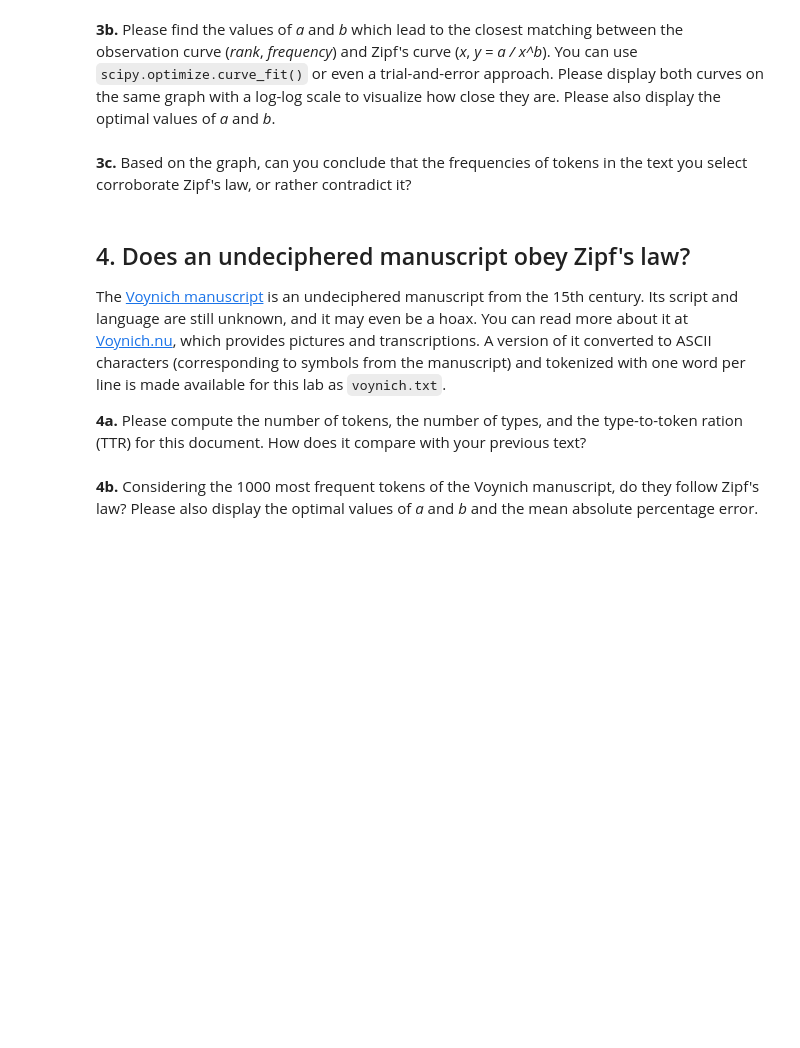
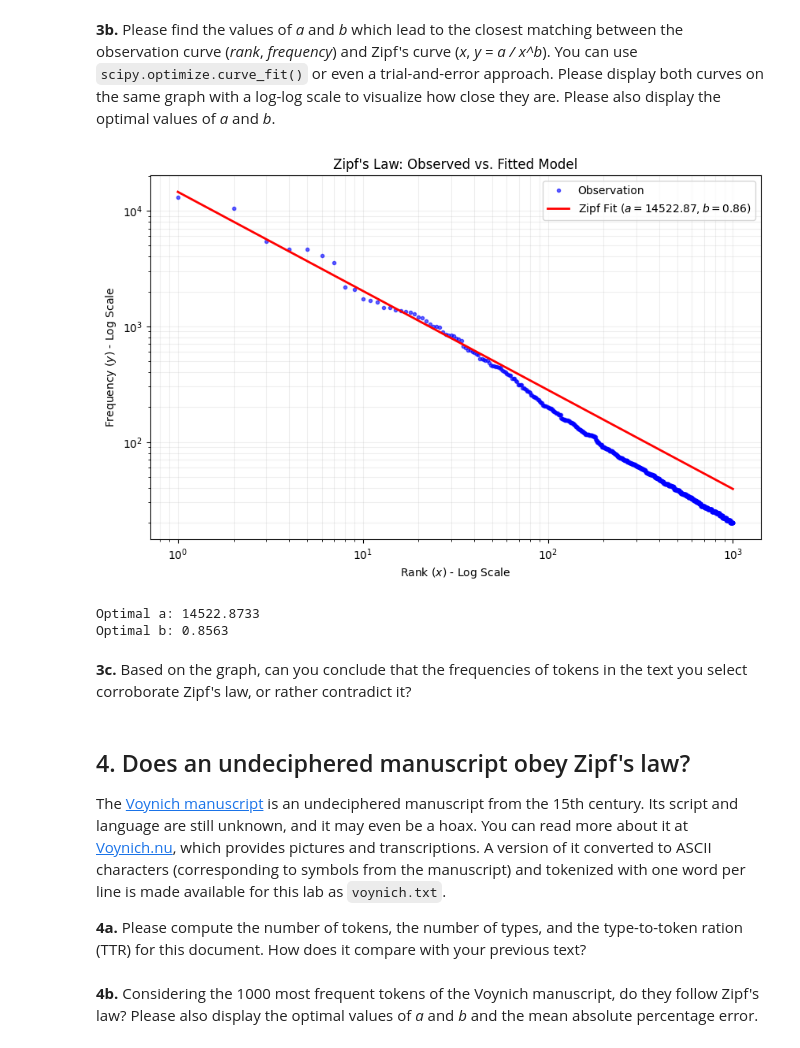
Before and after one commit to pdsalus/AdvNLP_projects, a Jupyter notebook: Lab_1/MSE_AdvNLP_Lab1_student-oli.ipynb, the cells around one changed output. Cells and saved outputs as stored; diff of their text form; code cells hidden in the pictures; blank space fills up the shorter version.

```diff
--- a/Lab_1/MSE_AdvNLP_Lab1_student-oli.ipynb
+++ b/Lab_1/MSE_AdvNLP_Lab1_student-oli.ipynb
@@ -214,2 +245,62 @@ import scipy
+# %%
+# Please write your Python code in this cell and execute it.
+
+from scipy.optimize import curve_fit
+import collections
+import re
+
+# 1. Load and process the text (assuming 'book.txt' exists)
+with open("book.txt", "r", encoding="utf-8") as f:
+    lines = f.readlines()
+
+# Find markers and extract content
+start_idx = next(i for i, line in enumerate(lines) if "*** START OF THE PROJECT" in line)
+end_idx = next(i for i, line in enumerate(lines) if "*** END OF THE PROJECT" in line)
+content_lines = lines[start_idx + 1:end_idx]
+
+# Merge into a single string while preserving paragraphs
+raw_text = "".join(content_lines)
+clean_text = raw_text.replace("\n\n", "[[P]]").replace("\n", " ").replace("[[P]]", "\n\n")
+
+# 2. Generate Frequencies for top 1000 words
+words = re.findall(r'\b\w+\b', clean_text.lower())
+word_counts = collections.Counter(words)
+most_common = word_counts.most_common(1000)
+
+ranks = np.arange(1, len(most_common) + 1)
+frequencies = np.array([freq for _, freq in most_common])
+
+# 3. Define the Zipf model function
+def zipf_model(x, a, b):
+    return a / (x**b)
+
+# 4. Perform the curve fitting
+# We provide an initial guess: a = highest frequency, b = 1.0
+popt, _ = curve_fit(zipf_model, ranks, frequencies, p0=[frequencies[0], 1.0])
+a_opt, b_opt = popt
+
+# 5. Visualization
+plt.figure(figsize=(10, 6))
+
+# Plot observed data
+plt.loglog(ranks, frequencies, 'bo', label='Observation', markersize=3, alpha=0.6)
+
+# Plot the fitted Zipf curve
+fit_y = zipf_model(ranks, a_opt, b_opt)
+plt.loglog(ranks, fit_y, 'r-', label=f'Zipf Fit ($a={a_opt:.2f}, b={b_opt:.2f}$)', linewidth=2)
+
+plt.xlabel('Rank ($x$) - Log Scale')
+plt.ylabel('Frequency ($y$) - Log Scale')
+plt.title("Zipf's Law: Observed vs. Fitted Model")
+plt.legend()
+plt.grid(True, which="both", ls="-", alpha=0.2)
+plt.show()
+
+print(f"Optimal a: {a_opt:.4f}")
+print(f"Optimal b: {b_opt:.4f}")
+# %% [output]
+[figure, added]
+Optimal a: 14522.8733
+Optimal b: 0.8563
 # %% [markdown]
 **3c.** Based on the graph, can you conclude that the frequencies of tokens in the text you select corroborate Zipf's law, or rather contradict it?
```
Also changed, not shown: parts of 8 cells of this notebook.
